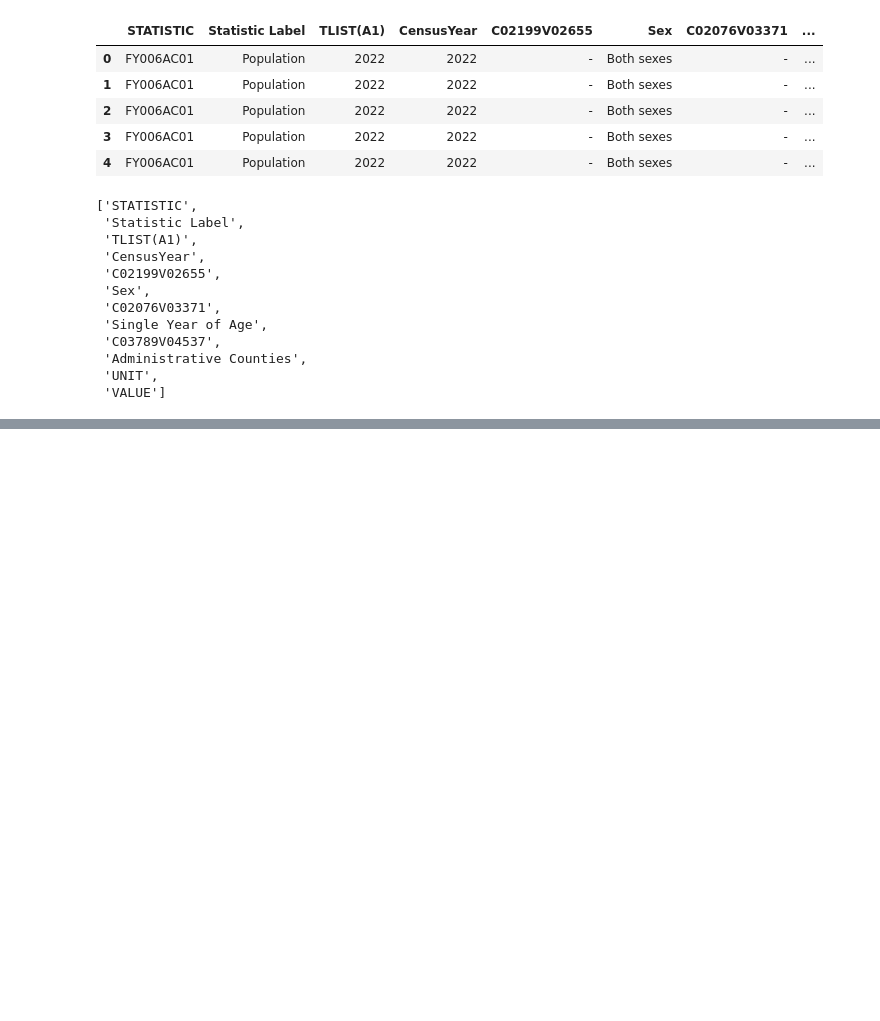
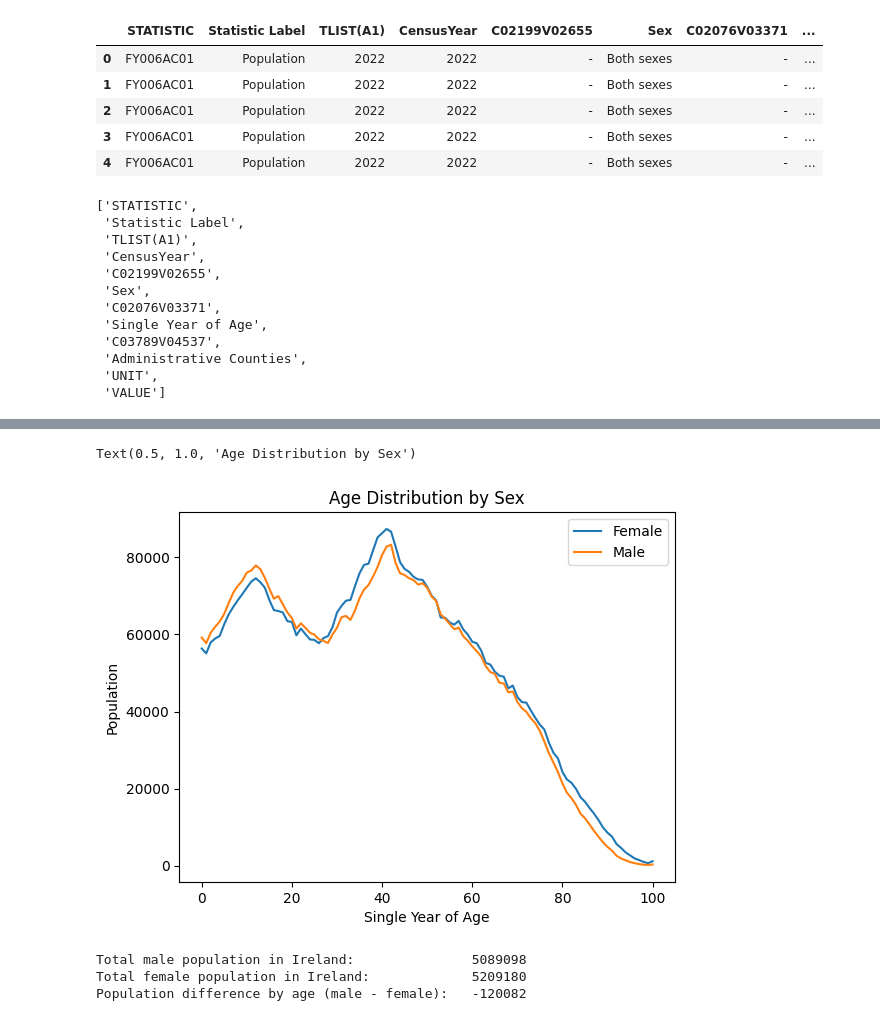
Before and after one commit to irenecelebrin/programming-for-data-analytics, a Jupyter notebook: my-tasks/assignment05-population.ipynb, the cells around one changed output, grey strips where cells are left out. Drawn from its saved outputs; the diff is of its cells as text; code cells hidden in the pictures; blank space fills up the shorter version.

```diff
--- a/my-tasks/assignment05-population.ipynb
+++ b/my-tasks/assignment05-population.ipynb
@@ -97,0 +99,5 @@ df.tail(10)
+# %%
+# make 'Single Year of Age' is an integer
+df['Single Year of Age'] = df['Single Year of Age'].astype(int)
+
+df.tail(5)
@@ -97,0 +129,12 @@ df.tail(10)
+# %%
+# View population by sex and age group.
+# create pivot table with age as index and sex as columns: https://pandas.pydata.org/pandas-docs/stable/reference/api/pandas.pivot_table.html
+df_analysis = df.pivot_table(
+    values='VALUE',
+    index='Single Year of Age',
+    columns='Sex',
+    aggfunc='sum'   # sum across duplicates (e.g., regions)
+)
+
+# Save to csv
+df_analysis.to_csv('05_population_pivot.csv')
@@ -97,0 +174,33 @@ df.tail(10)
+# %%
+# plot age difference by sex
+
+# create arrays for the axes
+age = df_analysis.index
+female_population = df_analysis['Female']
+male_population = df_analysis['Male']
+
+# plot the data
+fig, ax = plt.subplots()
+ax.plot(age, female_population, label='Female')
+ax.plot(age, male_population, label='Male')
+ax.set_xlabel('Single Year of Age')
+ax.set_ylabel('Population')
+plt.legend()
+plt.title('Age Distribution by Sex')
+# %% [output]
+Text(0.5, 1.0, 'Age Distribution by Sex')
+[figure, added]
+# %%
+# Analyse population difference
+
+# Calculate total male and female population, and population difference by sex
+total_male_population = df_analysis['Male'].sum()
+total_female_population = df_analysis['Female'].sum()
+
+print(f'Total male population in Ireland:\t\t{total_male_population}')
+print(f'Total female population in Ireland:\t\t{total_female_population}')
+print(f'Population difference by age (male - female):\t{total_male_population - total_female_population}')
+# %% [output]
+Total male population in Ireland:               5089098
+Total female population in Ireland:             5209180
+Population difference by age (male - female):   -120082
```
Also changed, not shown: parts of 12 cells of this notebook, 2 other files.
